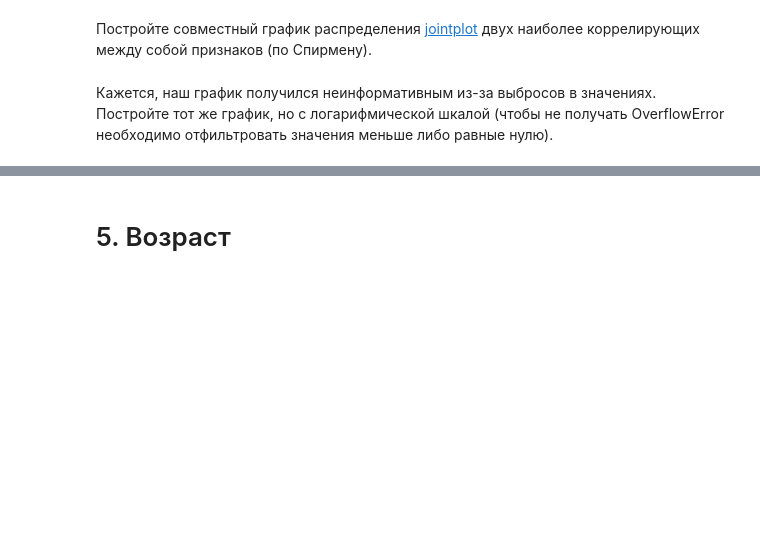
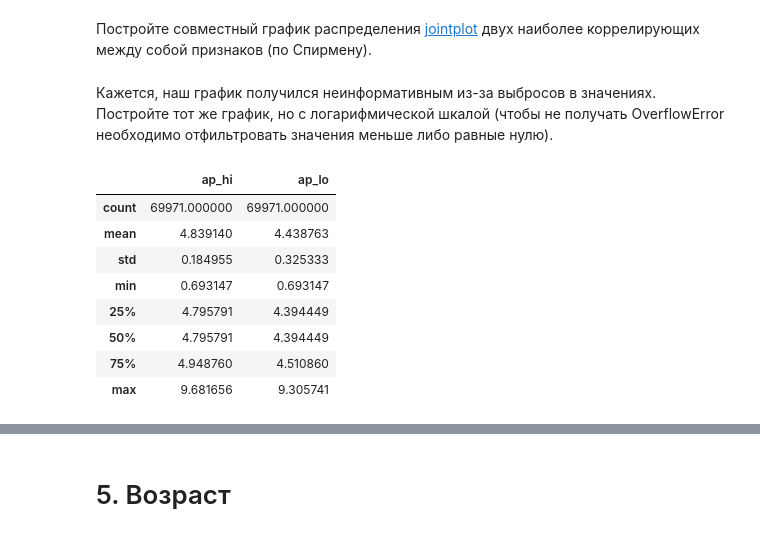
Before and after one commit to ivan-magda/mlcourse_open_homeworks, a Jupyter notebook: hw2_session3_visual_data_analysis.ipynb, the cells around one changed output, grey strips where cells are left out. Drawn from its saved outputs; the diff is of its cells as text; code cells hidden in the pictures; blank space fills up the shorter version.

```diff
--- a/hw2_session3_visual_data_analysis.ipynb
+++ b/hw2_session3_visual_data_analysis.ipynb
@@ -313,4 +313,17 @@ sns.heatmap(train.corr(method='spearman'));
 Постройте совместный график распределения [jointplot](http://seaborn.pydata.org/generated/seaborn.jointplot.html) двух наиболее коррелирующих между собой признаков (по Спирмену).
 # %% [markdown]
 Кажется, наш график получился неинформативным из-за выбросов в значениях. Постройте тот же график, но с логарифмической шкалой (чтобы не получать OverflowError необходимо отфильтровать значения меньше либо равные нулю).
+# %%
+data_filtered = train[(train['ap_hi'] > 0) & (train['ap_lo'] > 0)].apply(np.log1p)
+data_filtered[['ap_hi', 'ap_lo']].describe()
+# %% [output]
+|  | ap_hi | ap_lo |
+| count | 69971.000000 | 69971.000000 |
+| mean | 4.839140 | 4.438763 |
+| std | 0.184955 | 0.325333 |
+| min | 0.693147 | 0.693147 |
+| 25% | 4.795791 | 4.394449 |
+| 50% | 4.795791 | 4.394449 |
+| 75% | 4.948760 | 4.510860 |
+| max | 9.681656 | 9.305741 |
 # %%
```
Also changed, not shown: parts of 9 cells of this notebook.
